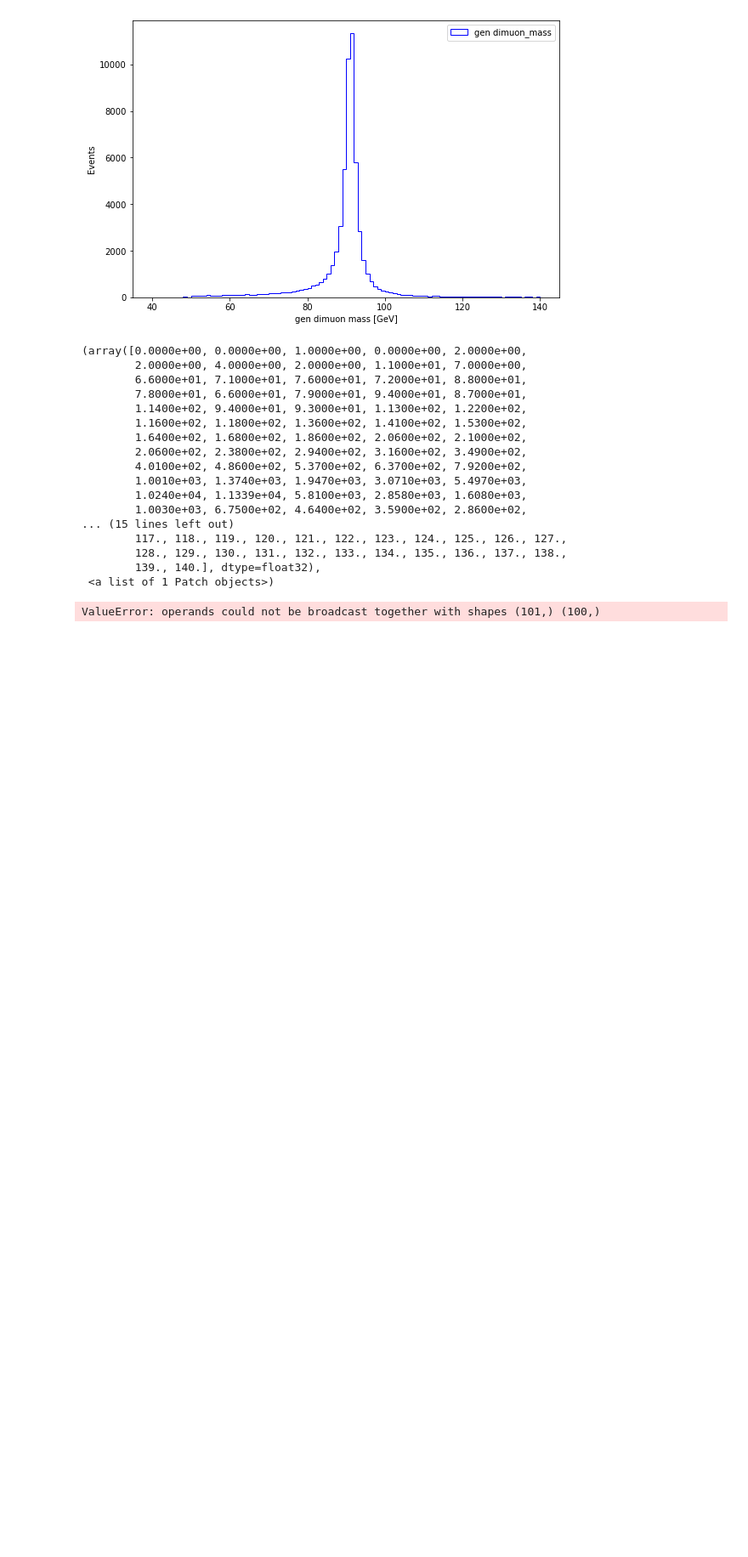
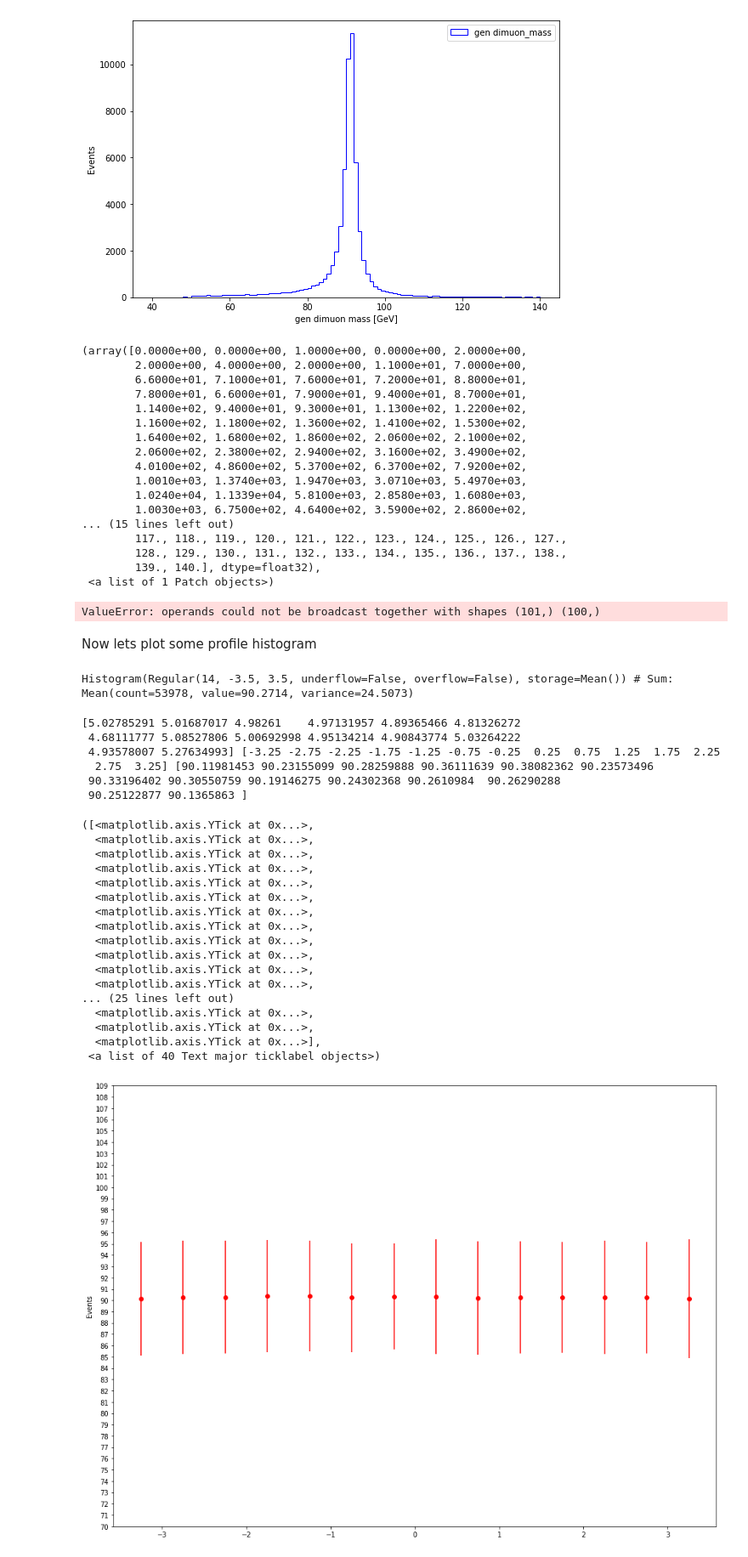
Before and after one commit to Taiantuia/MuonHATSatLPC2020, a Jupyter notebook: Exercise-2-Muon-momentum-scale-and-resolution-corrections.ipynb, the cells around one changed output. Shown at 85% size. Saved outputs shown, nothing was run; the diff lists cells and outputs as text; code cells hidden in the pictures; blank space fills up the shorter version.

```diff
--- a/Exercise-2-Muon-momentum-scale-and-resolution-corrections.ipynb
+++ b/Exercise-2-Muon-momentum-scale-and-resolution-corrections.ipynb
@@ -161,3 +143,5 @@ plt.legend()
 plt.show()
 # %% [output]
 ValueError: operands could not be broadcast together with shapes (101,) (100,)
+# %% [markdown]
+Now lets plot some profile histogram
@@ -163,0 +150,50 @@ ValueError: operands could not be broadcast together with shapes (101,) (100,)
+# %%
+hm = bh.Histogram(
+    bh.axis.Regular(14, -3.5, 3.5, underflow=False, overflow=False),
+    storage=bh.storage.Mean(),
+)
+
+hm.fill(mup_phi[dimuon_mass_mask], sample=(dimuon_p4.mass)[dimuon_mass_mask])
+# %% [output]
+Histogram(Regular(14, -3.5, 3.5, underflow=False, overflow=False), storage=Mean()) # Sum: Mean(count=53978, value=90.2714, variance=24.5073)
+# %%
+print(np.sqrt(hm.view().variance),
+hm.axes[0].centers,
+hm.view().value)
+# %% [output]
+[5.02785291 5.01687017 4.98261    4.97131957 4.89365466 4.81326272
+ 4.68111777 5.08527806 5.00692998 4.95134214 4.90843774 5.03264222
+ 4.93578007 5.27634993] [-3.25 -2.75 -2.25 -1.75 -1.25 -0.75 -0.25  0.25  0.75  1.25  1.75  2.25
+  2.75  3.25] [90.11981453 90.23155099 90.28259888 90.36111639 90.38082362 90.23573496
+ 90.33196402 90.30550759 90.19146275 90.24302368 90.2610984  90.26290288
+ 90.25122877 90.1365863 ]
+# %%
+# Plot
+#fig, ax = plt.subplots()
+#ax.hist2d(mup_phi, dimuon_p4.mass, bins=100, cmap="gray_r")
+plt.figure(figsize=(16,12))
+plt.ylabel('Events')
+plt.yticks(np.arange(70,110,40))
+plt.errorbar(hm.axes[0].centers, hm.view().value,
+            yerr=np.sqrt(hm.view().variance),
+            fmt="ro")
+plt.yticks(np.arange(70,110,1))
+# %% [output]
+([<matplotlib.axis.YTick at 0x...>,
+  <matplotlib.axis.YTick at 0x...>,
+  <matplotlib.axis.YTick at 0x...>,
+  <matplotlib.axis.YTick at 0x...>,
+  <matplotlib.axis.YTick at 0x...>,
+  <matplotlib.axis.YTick at 0x...>,
+  <matplotlib.axis.YTick at 0x...>,
+  <matplotlib.axis.YTick at 0x...>,
+  <matplotlib.axis.YTick at 0x...>,
+  <matplotlib.axis.YTick at 0x...>,
+  <matplotlib.axis.YTick at 0x...>,
+  <matplotlib.axis.YTick at 0x...>,
+... (25 lines left out)
+  <matplotlib.axis.YTick at 0x...>,
+  <matplotlib.axis.YTick at 0x...>,
+  <matplotlib.axis.YTick at 0x...>],
+ <a list of 40 Text major ticklabel objects>)
+[figure, added]
```
Also changed, not shown: parts of 16 cells of this notebook.
